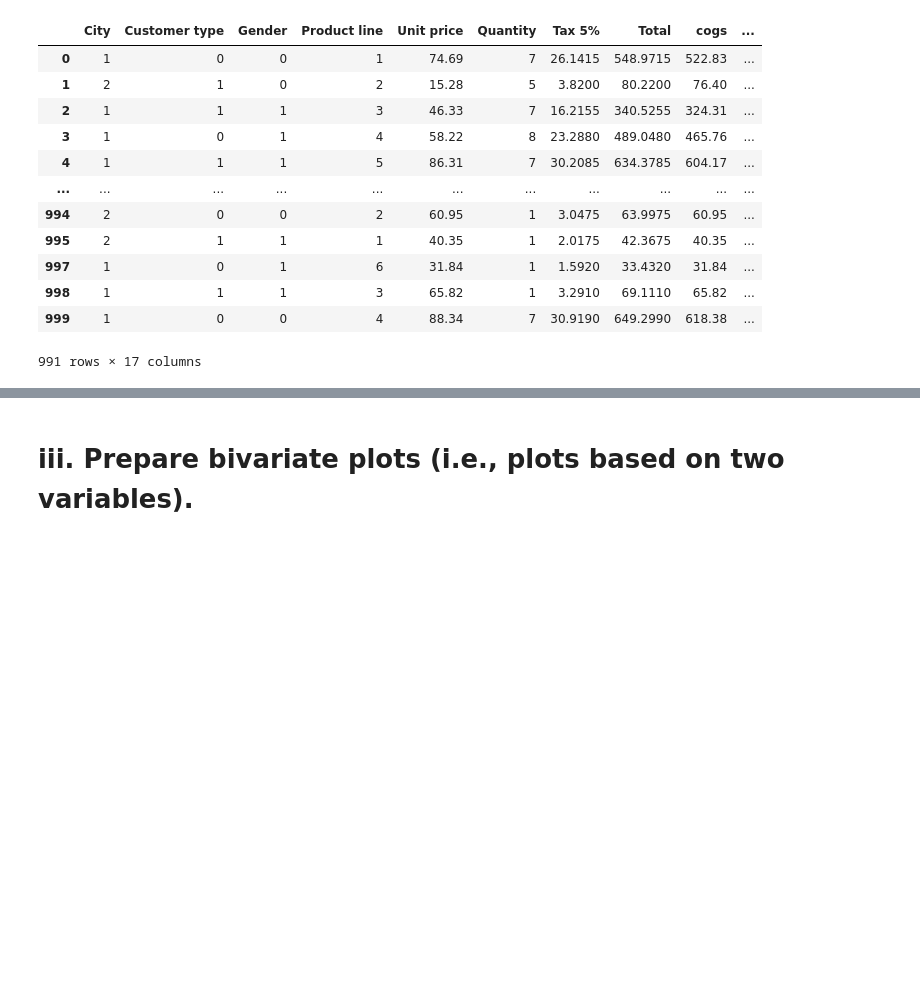
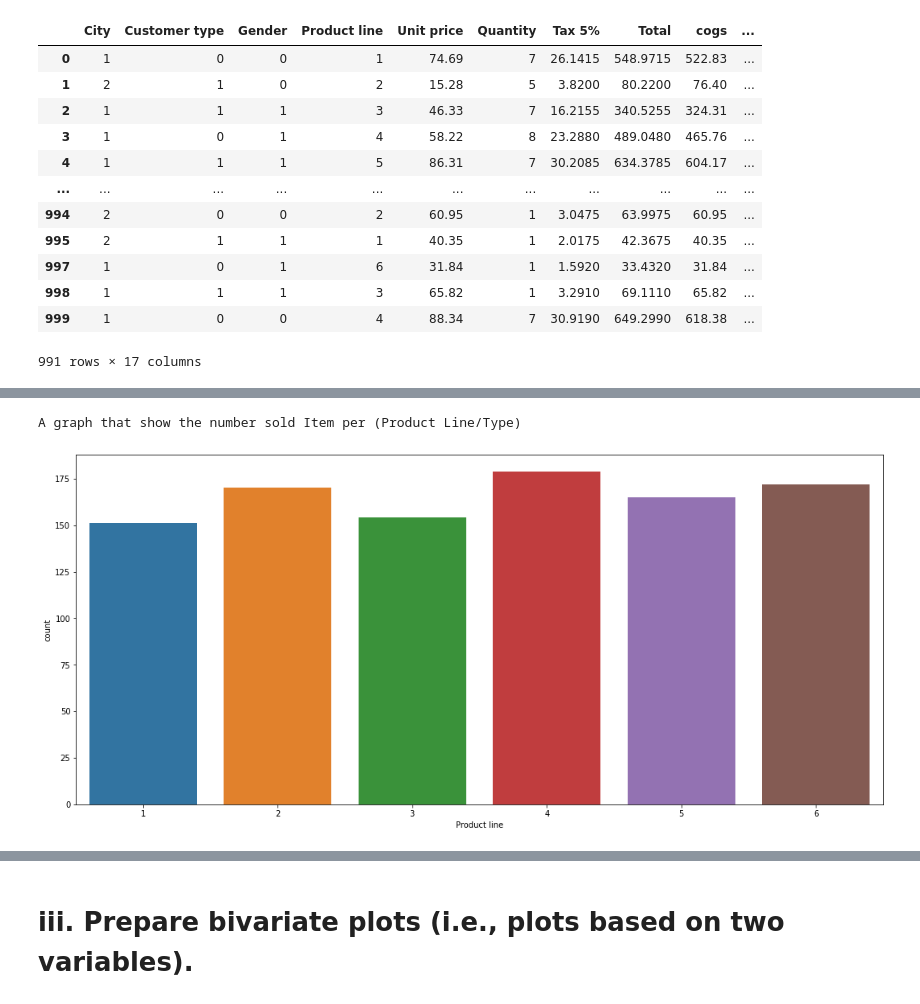
Before and after one commit to ABDULMOHSEEN-AlAli/ISE291_Project, a Jupyter notebook: Project/Supermarket_Sales_Project.ipynb, the cells around one changed output, grey strips where cells are left out. Cells and saved outputs as stored; diff of their text form; code cells hidden in the pictures; blank space fills up the shorter version.

Commit message:
rearrange the text and items to reach the final virsion

```diff
--- a/Project/Supermarket_Sales_Project.ipynb
+++ b/Project/Supermarket_Sales_Project.ipynb
@@ -292,0 +292,11 @@ plt.show()
+# %%
+#Products line
+
+print("A graph that show the number sold Item per (Product Line/Type)")
+
+plt.figure(figsize= (18,8))
+sns.countplot(x=df['Product line'])
+plt.show()
+# %% [output]
+A graph that show the number sold Item per (Product Line/Type)
+[figure, added]
```
Also changed, not shown: parts of 27 cells of this notebook.
